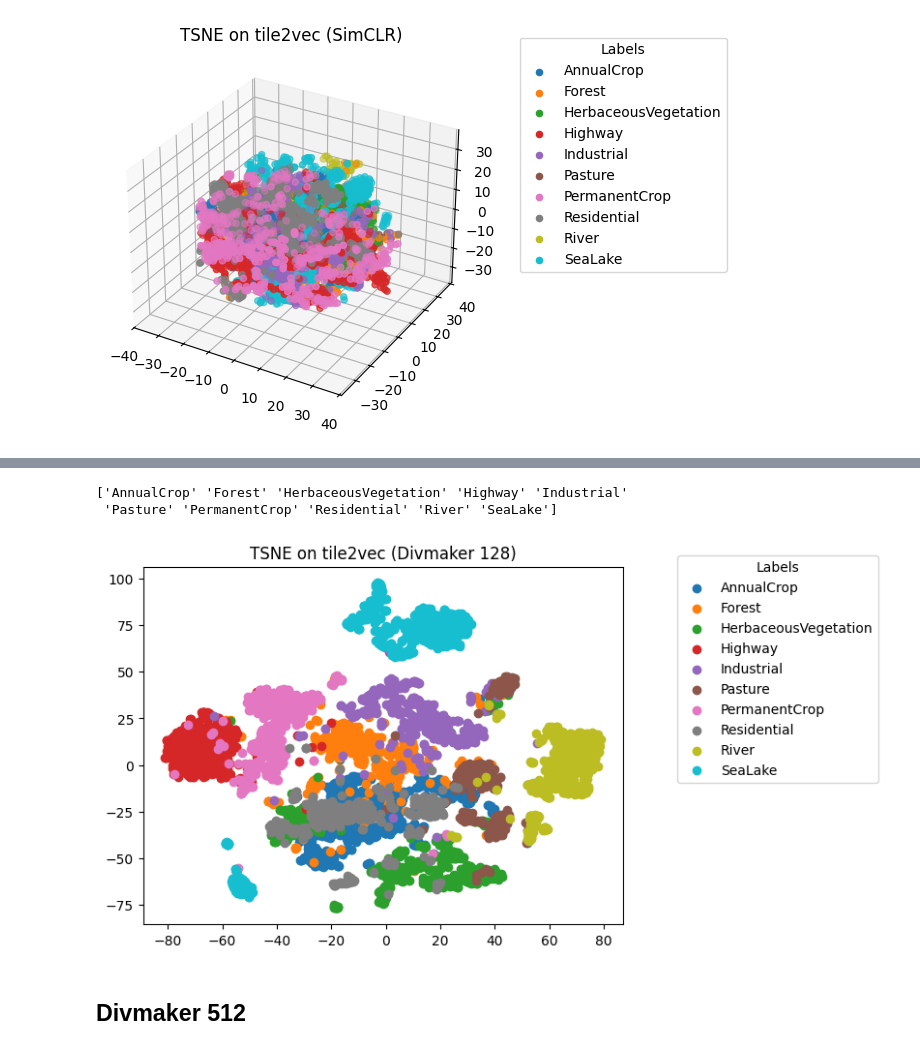
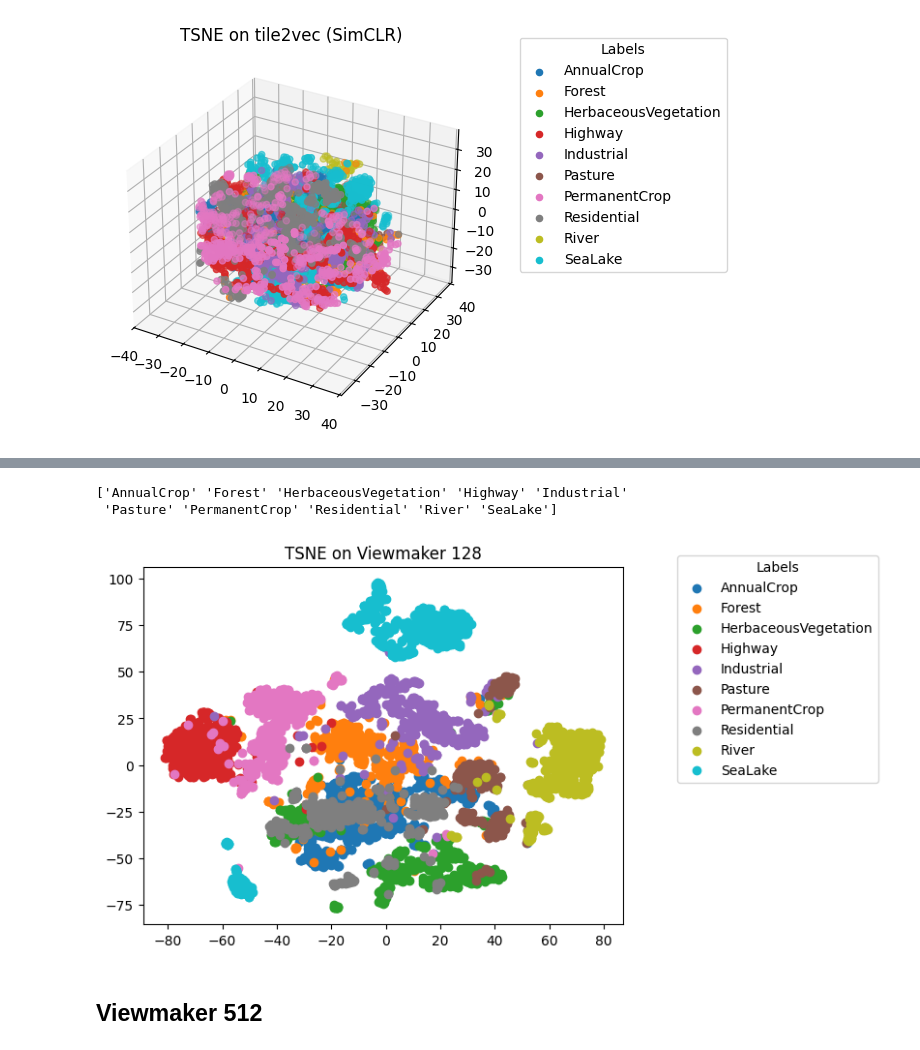
Before and after one commit to FilipLangiewicz/WB_projekt, a Jupyter notebook: code/divmaker/eval.ipynb, the cells around one changed output, grey strips where cells are left out. Saved outputs shown, nothing was run; the diff lists cells and outputs as text; code cells hidden in the pictures.

```diff
--- a/code/divmaker/eval.ipynb
+++ b/code/divmaker/eval.ipynb
@@ -230,7 +232,7 @@ def vizualize_tsne_2d(X:np.ndarray, y:np.ndarray, text = "", **kwargs) -> None:
     for label in np.unique(plot_data['label']).tolist():
         x_plot,y_plot,lab = (plot_data.loc[plot_data['label']==label,0],plot_data.loc[plot_data['label']==label,1],plot_data.loc[plot_data['label']==label,'label'])
         ax.scatter(x_plot, y_plot, label = lab)
-    ax.set_title(f"TSNE on tile2vec ({text})")
+    ax.set_title(f"TSNE on {text}")
     print(np.unique(y_valtest_text))
     ax.legend(np.unique(y_valtest_text), title = "Labels", bbox_to_anchor = (1.1,1.05))
 
@@ -384,3 +393,11 @@ Set up viewmaker model with bound magnitude: 0.2, divmaker: False
+# %%
+train_dataset, val_dataset = datasets.get_image_datasets(
+            config.data_params.dataset,
+            default_augmentations=config.data_params.default_augmentations or False,
+            resize_imagenet_to_32=config.data_params.resize_imagenet_to_32 or False,
+            mask=False,  # Don't mask during transfer.
+            zscore=config.data_params.zscore or False,
+        )
 # %%
 X, y = create_embeddings_divmaker(system, val_dataset.dataset, z_dim=128)
 # %% [output]
@@ -397,11 +419,11 @@ Averaged silhouette for model: 0.51±0.02
 # %%
-vizualize_tsne_2d(X, y, text = "Divmaker 128", perplexity = 30, random_state = 2137, n_iter = 1500)
+vizualize_tsne_2d(X, y, text = "Viewmaker 128", perplexity = 30, random_state = 2137, n_iter = 1500)
 # %% [output]
 ['AnnualCrop' 'Forest' 'HerbaceousVegetation' 'Highway' 'Industrial'
  'Pasture' 'PermanentCrop' 'Residential' 'River' 'SeaLake']
-[figure, old version]
+[figure, new version]
 # %% [markdown]
-## Divmaker 512
+## Viewmaker 512
 # %%
 config_str = "config/eurosat/pretrain_eurosat_simclr_L1_forced_512.json"
 
```
Also changed, not shown: parts of 36 cells of this notebook, 9 other files.
